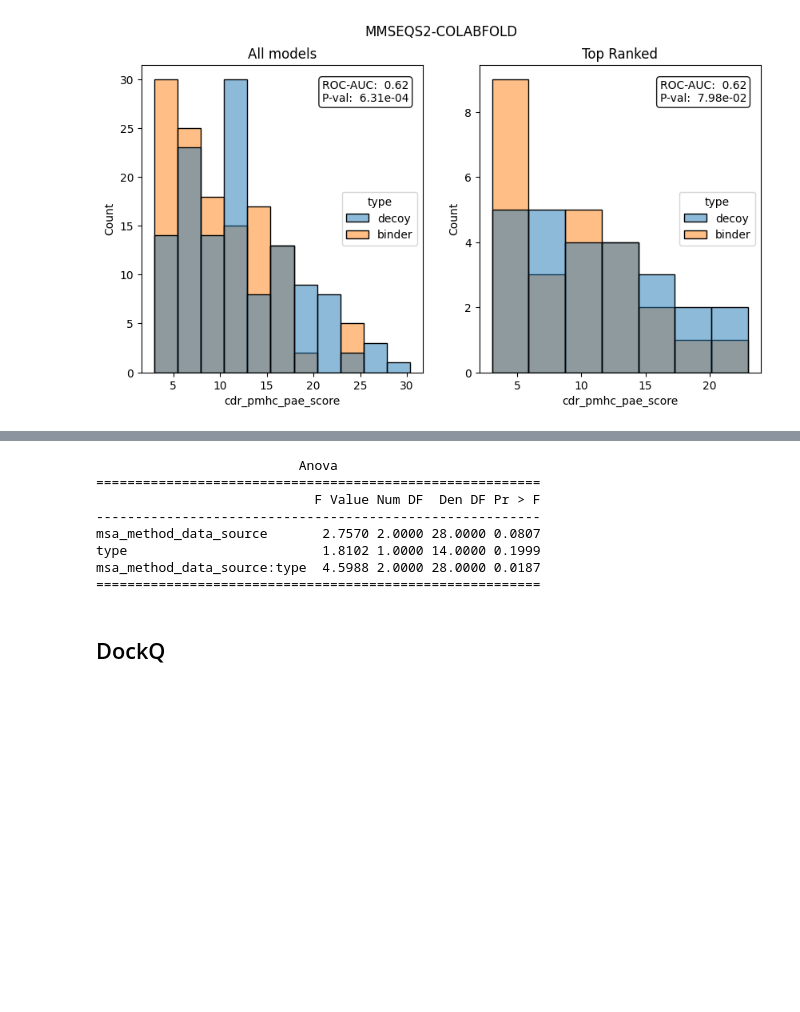
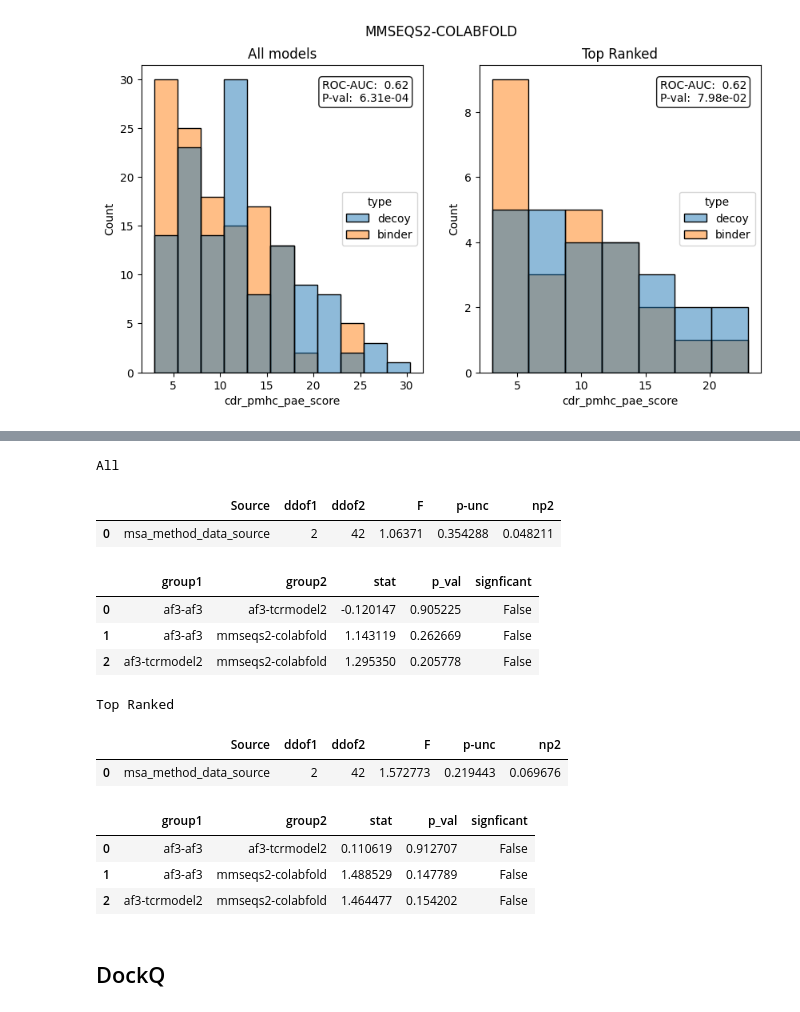
Before and after one commit to benjiemc/tcr-pmhc-predicted-structures, a Jupyter notebook: notebooks/compare_msa_generation.ipynb, the cells around one changed output, grey strips where cells are left out. Cells and saved outputs as stored; diff of their text form; code cells hidden in the pictures; blank space fills up the shorter version.

```diff
--- a/notebooks/compare_msa_generation.ipynb
+++ b/notebooks/compare_msa_generation.ipynb
@@ -263,16 +283,48 @@ plt.show()
-# %%
-aovrm = AnovaRM(roc_aucs, depvar='score', subject='sample_number', within=['msa_method_data_source', 'type'])
-res = aovrm.fit()
-print(res)
-# %% [output]
-                          Anova
-=========================================================
-                            F Value Num DF  Den DF Pr > F
----------------------------------------------------------
-msa_method_data_source       2.7570 2.0000 28.0000 0.0807
-type                         1.8102 1.0000 14.0000 0.1999
-msa_method_data_source:type  4.5988 2.0000 28.0000 0.0187
-=========================================================
+# %%
+def statistics_normal(data: pd.DataFrame, metric_name: str) -> tuple[pd.DataFrame, pd.DataFrame]:
+    overall = pg.anova(data, dv=metric_name, between='msa_method_data_source')
+
+    groups = list(data.groupby('msa_method_data_source')[metric_name])
+
+    significance_level = 0.05 / len(groups)
+
+    post_hoc = collections.defaultdict(list)
+    for (group1_name, group1), (group2_name, group2) in itertools.combinations(groups, 2):
+        stat, p_val = stats.ttest_ind(group1, group2, alternative='two-sided')
+
+        post_hoc['group1'].append(group1_name)
+        post_hoc['group2'].append(group2_name)
+        post_hoc['stat'].append(stat)
+        post_hoc['p_val'].append(p_val)
+        post_hoc['signficant'].append(p_val < significance_level)
+
+    return overall, pd.DataFrame(post_hoc)
+# %%
+for data, title in zip(
+    (roc_aucs.query("type == 'all'"), roc_aucs.query("type == 'top'")), ('All', 'Top Ranked'), strict=True
+):
+    print(title)
+    overall, post_hoc = statistics_normal(data, 'score')
+
+    ipy_display.display(overall)
+    ipy_display.display(post_hoc)
+
+    print()
+# %% [output]
+All
+|  | Source | ddof1 | ddof2 | F | p-unc | np2 |
+| 0 | msa_method_data_source | 2 | 42 | 1.06371 | 0.354288 | 0.048211 |
+|  | group1 | group2 | stat | p_val | signficant |
+| 0 | af3-af3 | af3-tcrmodel2 | -0.120147 | 0.905225 | False |
+| 1 | af3-af3 | mmseqs2-colabfold | 1.143119 | 0.262669 | False |
+| 2 | af3-tcrmodel2 | mmseqs2-colabfold | 1.295350 | 0.205778 | False |
+Top Ranked
+|  | Source | ddof1 | ddof2 | F | p-unc | np2 |
+| 0 | msa_method_data_source | 2 | 42 | 1.572773 | 0.219443 | 0.069676 |
+|  | group1 | group2 | stat | p_val | signficant |
+| 0 | af3-af3 | af3-tcrmodel2 | 0.110619 | 0.912707 | False |
+| 1 | af3-af3 | mmseqs2-colabfold | 1.488529 | 0.147789 | False |
+| 2 | af3-tcrmodel2 | mmseqs2-colabfold | 1.464477 | 0.154202 | False |
 # %% [markdown]
 ## DockQ
 # %%
```
Also changed, not shown: parts of 2 cells of this notebook.
